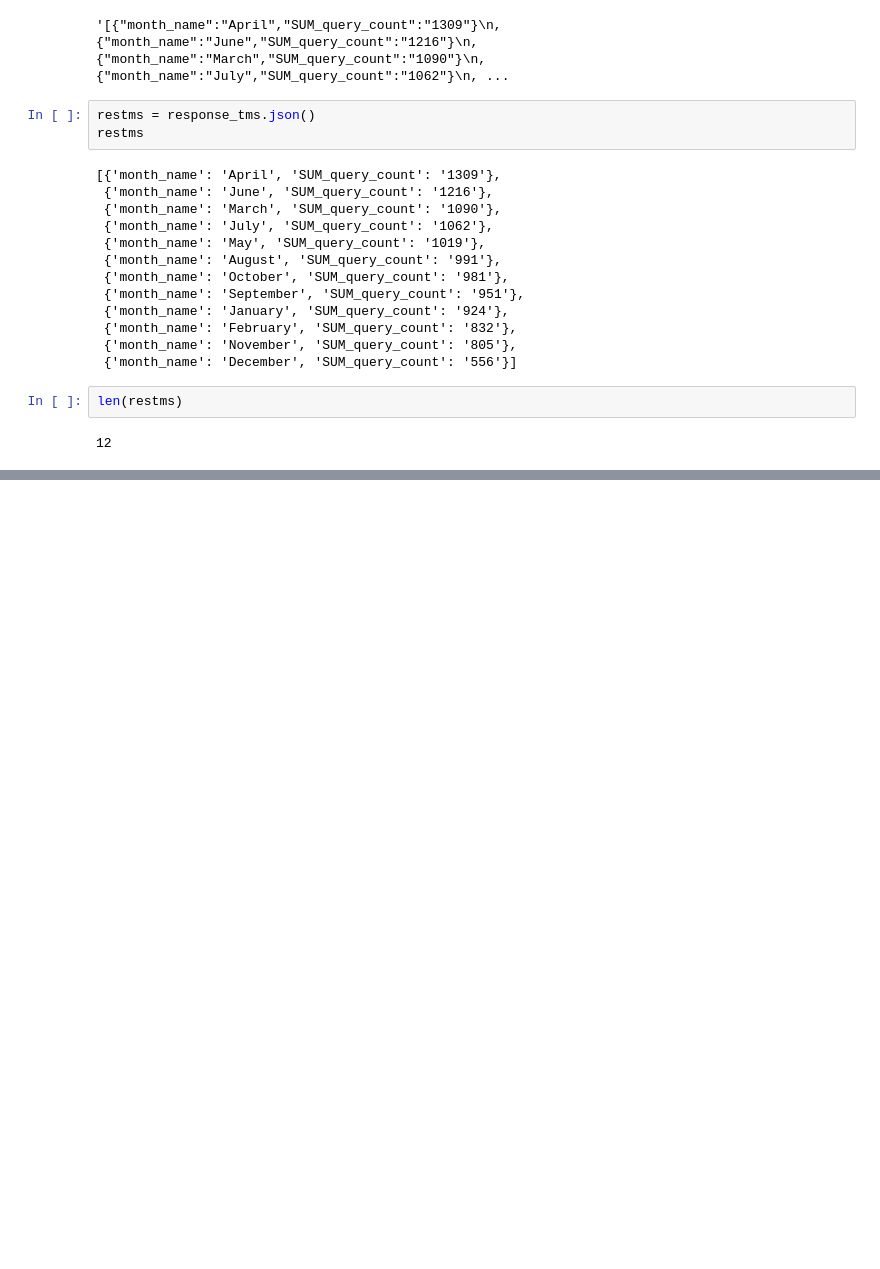
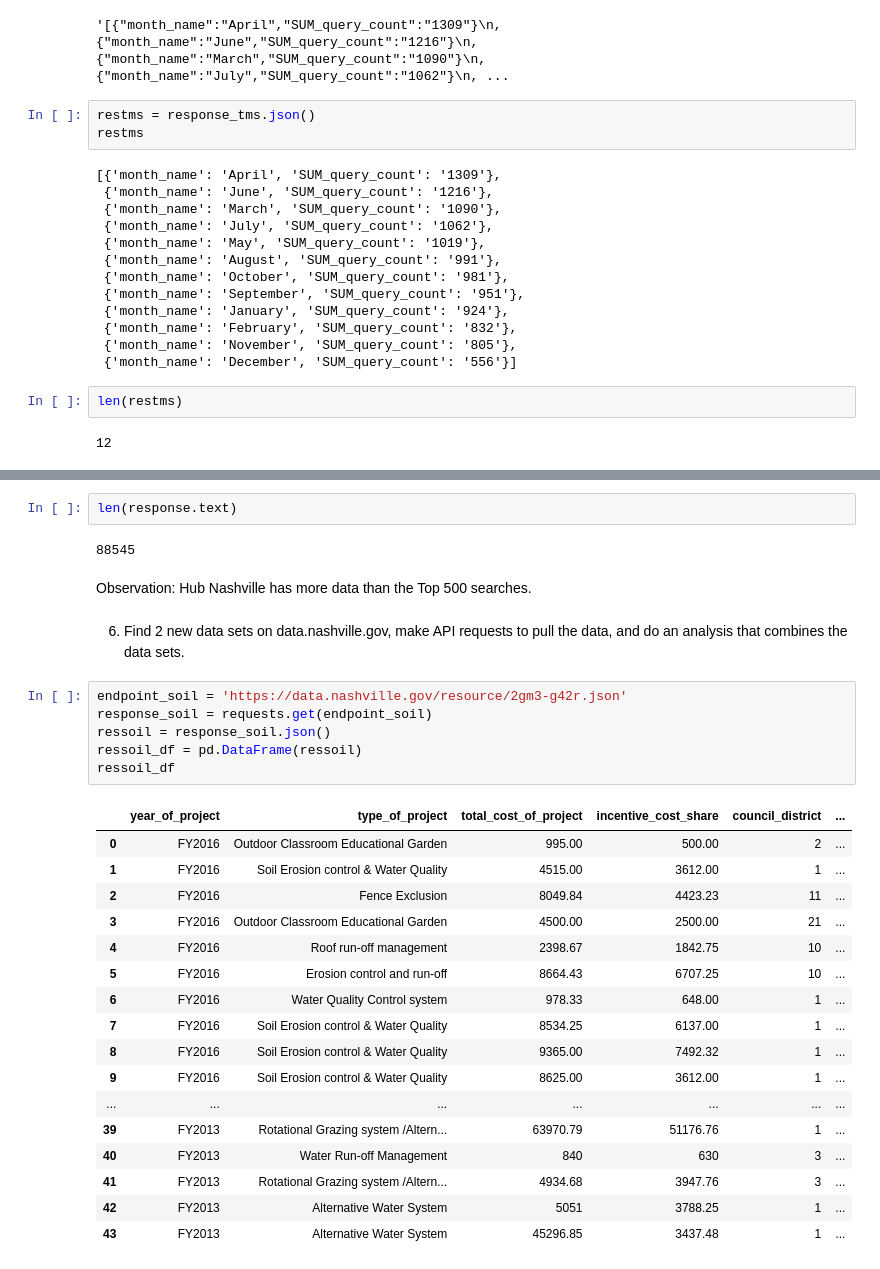
Before and after one commit to NSS-Data-Analytics-Cohort-6/socrata-api-LJRollerII, a Jupyter notebook: notebooks/socrata_api.ipynb, the cells around one changed output, grey strips where cells are left out. Drawn from its saved outputs; the diff is of its cells as text; blank space fills up the shorter version.

```diff
--- a/notebooks/socrata_api.ipynb
+++ b/notebooks/socrata_api.ipynb
@@ -190,0 +244,32 @@ len(restms)
+# %%
+len(response.text)
+# %% [output]
+88545
+# %% [markdown]
+Observation: Hub Nashville has more data than the Top 500 searches.
+# %% [markdown]
+6. Find 2 new data sets on data.nashville.gov, make API requests to pull the data, and do an analysis that combines the data sets.
+# %%
+endpoint_soil = 'https://data.nashville.gov/resource/2gm3-g42r.json'
+response_soil = requests.get(endpoint_soil)
+ressoil = response_soil.json()
+ressoil_df = pd.DataFrame(ressoil)
+ressoil_df
+# %% [output]
+|  | year_of_project | type_of_project | total_cost_of_project | incentive_cost_share | council_district | ... |
+| 0 | FY2016 | Outdoor Classroom Educational Garden | 995.00 | 500.00 | 2 | ... |
+| 1 | FY2016 | Soil Erosion control & Water Quality | 4515.00 | 3612.00 | 1 | ... |
+| 2 | FY2016 | Fence Exclusion | 8049.84 | 4423.23 | 11 | ... |
+| 3 | FY2016 | Outdoor Classroom Educational Garden | 4500.00 | 2500.00 | 21 | ... |
+| 4 | FY2016 | Roof run-off management | 2398.67 | 1842.75 | 10 | ... |
+| 5 | FY2016 | Erosion control and run-off | 8664.43 | 6707.25 | 10 | ... |
+| 6 | FY2016 | Water Quality Control system | 978.33 | 648.00 | 1 | ... |
+| 7 | FY2016 | Soil Erosion control & Water Quality | 8534.25 | 6137.00 | 1 | ... |
+| 8 | FY2016 | Soil Erosion control & Water Quality | 9365.00 | 7492.32 | 1 | ... |
+| 9 | FY2016 | Soil Erosion control & Water Quality | 8625.00 | 3612.00 | 1 | ... |
+| ... | ... | ... | ... | ... | ... | ... |
+| 39 | FY2013 | Rotational Grazing system /Altern... | 63970.79 | 51176.76 | 1 | ... |
+| 40 | FY2013 | Water Run-off Management | 840 | 630 | 3 | ... |
+| 41 | FY2013 | Rotational Grazing system /Altern... | 4934.68 | 3947.76 | 3 | ... |
+| 42 | FY2013 | Alternative Water System | 5051 | 3788.25 | 1 | ... |
+| 43 | FY2013 | Alternative Water System | 45296.85 | 3437.48 | 1 | ... |
```
Also changed, not shown: parts of 17 cells of this notebook.
